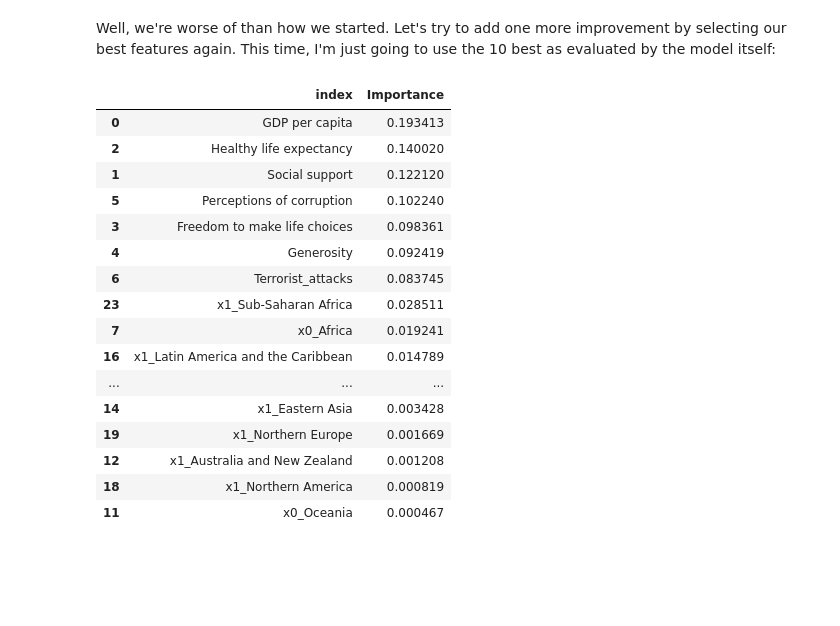
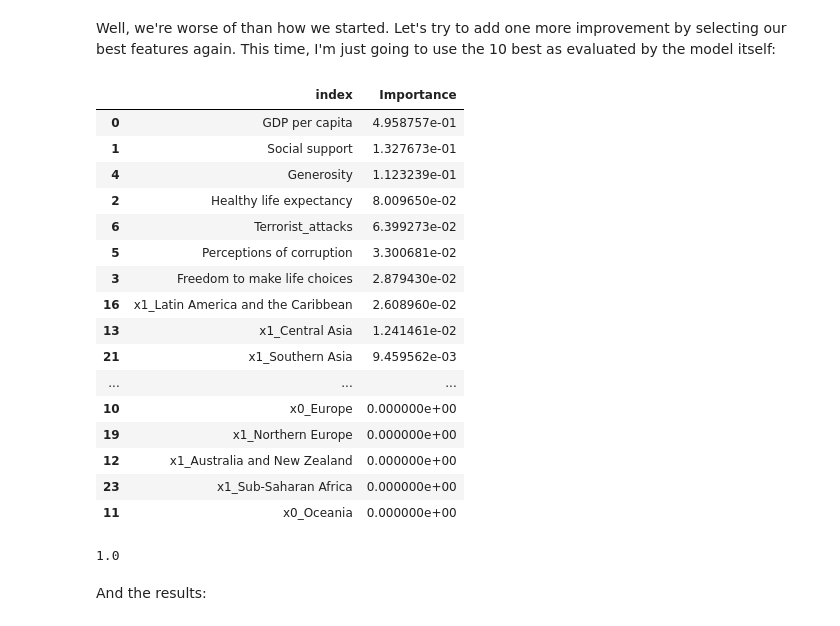
Before and after one commit to jer164/world-happiness-report, a Jupyter notebook: assignment1_jer.ipynb, the cells around one changed output. Saved outputs shown, nothing was run; the diff lists cells and outputs as text; code cells hidden in the pictures; blank space fills up the shorter version.

```diff
--- a/assignment1_jer.ipynb
+++ b/assignment1_jer.ipynb
@@ -405,6 +410,7 @@ Interestingly, `max_depth` has rapid diminishing returns, but then bounces back
 Now that we have our best values for these two parameters, I want to run one more model with them.
 # %%
 sixth_model = GradientBoostingClassifier(**new_cv.best_params_)
+sixth_model.feature_names = first_model.feature_names = list(X_train_labels.columns.values)
 sixth_model.fit(X_train_labels, y_train_labels)
 sixth_model.score(X_train_labels, y_train_labels)
 # %% [output]
@@ -416,25 +422,25 @@ And the results:
 # %% [markdown]
 Well, we're worse of than how we started. Let's try to add one more improvement by selecting our best features again. This time, I'm just going to use the 10 best as evaluated by the model itself:
 # %%
-feat_importances_boost = pd.DataFrame(data = first_model.feature_importances_, columns= ['Importance'], \
-                                index=first_model.feature_names).reset_index().sort_values(by = "Importance", ascending = False)
+feat_importances_boost = pd.DataFrame(data = sixth_model.feature_importances_, columns= ['Importance'], \
+                                index=sixth_model.feature_names).reset_index().sort_values(by = "Importance", ascending = False)
 
 feat_importances_boost
 # %% [output]
 |  | index | Importance |
-| 0 | GDP per capita | 0.193413 |
-| 2 | Healthy life expectancy | 0.140020 |
-| 1 | Social support | 0.122120 |
-| 5 | Perceptions of corruption | 0.102240 |
-| 3 | Freedom to make life choices | 0.098361 |
-| 4 | Generosity | 0.092419 |
-| 6 | Terrorist_attacks | 0.083745 |
-| 23 | x1_Sub-Saharan Africa | 0.028511 |
-| 7 | x0_Africa | 0.019241 |
-| 16 | x1_Latin America and the Caribbean | 0.014789 |
+| 0 | GDP per capita | 4.958757e-01 |
+| 1 | Social support | 1.327673e-01 |
+| 4 | Generosity | 1.123239e-01 |
+| 2 | Healthy life expectancy | 8.009650e-02 |
+| 6 | Terrorist_attacks | 6.399273e-02 |
+| 5 | Perceptions of corruption | 3.300681e-02 |
+| 3 | Freedom to make life choices | 2.879430e-02 |
+| 16 | x1_Latin America and the Caribbean | 2.608960e-02 |
+| 13 | x1_Central Asia | 1.241461e-02 |
+| 21 | x1_Southern Asia | 9.459562e-03 |
 | ... | ... | ... |
-| 14 | x1_Eastern Asia | 0.003428 |
-| 19 | x1_Northern Europe | 0.001669 |
-| 12 | x1_Australia and New Zealand | 0.001208 |
-| 18 | x1_Northern America | 0.000819 |
-| 11 | x0_Oceania | 0.000467 |
+| 10 | x0_Europe | 0.000000e+00 |
+| 19 | x1_Northern Europe | 0.000000e+00 |
+| 12 | x1_Australia and New Zealand | 0.000000e+00 |
+| 23 | x1_Sub-Saharan Africa | 0.000000e+00 |
+| 11 | x0_Oceania | 0.000000e+00 |
@@ -440,0 +450,8 @@ feat_importances_boost
+# %%
+final_model = GradientBoostingClassifier(**new_cv.best_params_)
+final_model.fit(reduced, y_train_labels)
+final_model.score(reduced, y_train_labels)
+# %% [output]
+1.0
+# %% [markdown]
+And the results:
```
Also changed, not shown: parts of 10 cells of this notebook.
